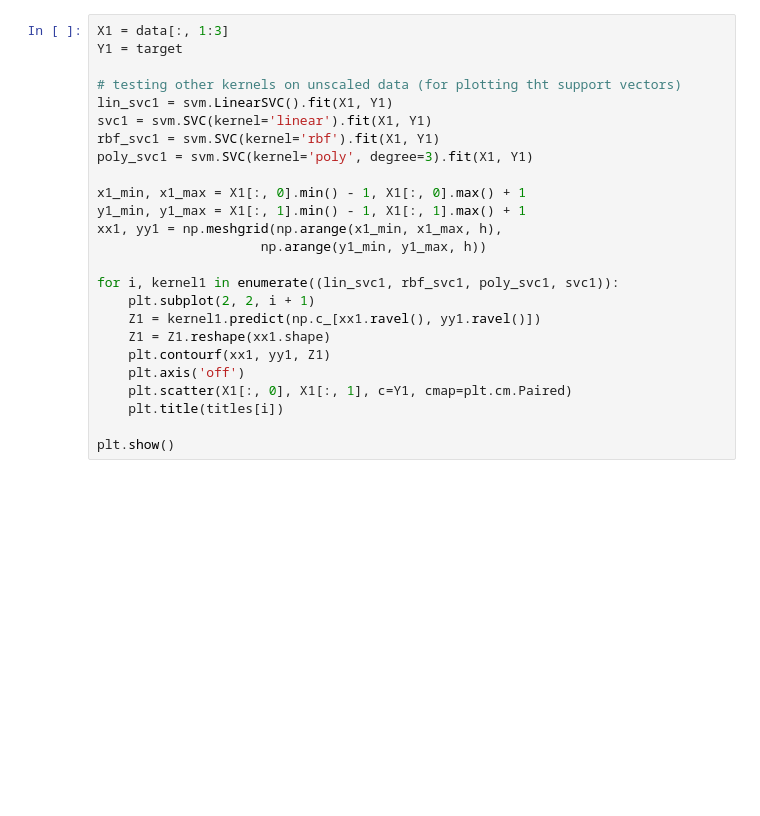
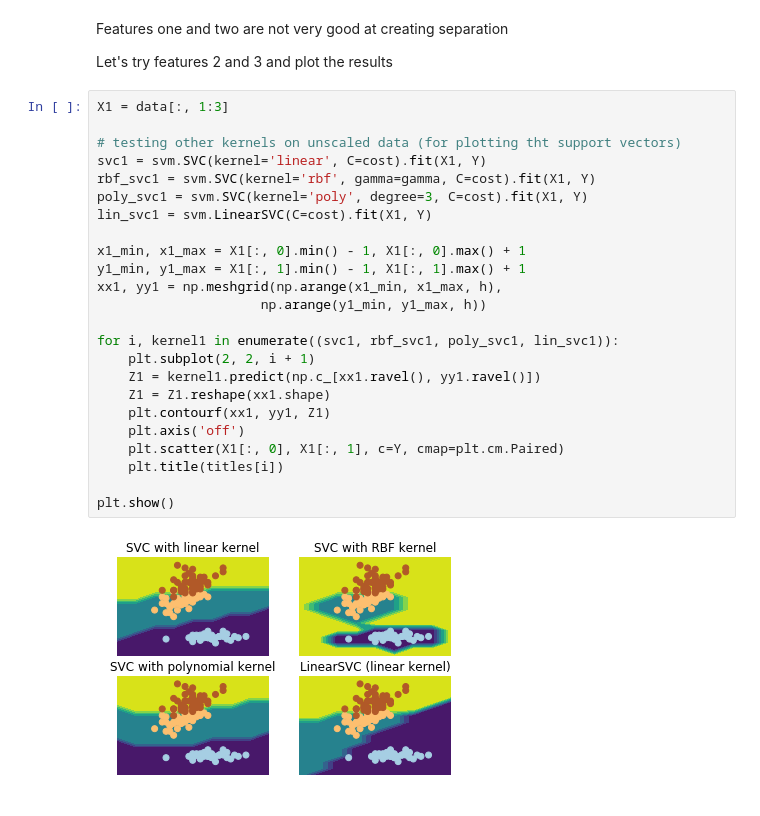
Before and after one commit to ktolle/SVMs, a Jupyter notebook: DS420_SVM.ipynb, the cells around one changed output. Cells and saved outputs as stored; diff of their text form; blank space fills up the shorter version.

```diff
--- a/DS420_SVM.ipynb
+++ b/DS420_SVM.ipynb
@@ -69,25 +140,30 @@ plt.show()
+# %% [markdown]
+Features one and two are not very good at creating separation
+
+Let's try features 2 and 3 and plot the results
 # %%
 X1 = data[:, 1:3]
-Y1 = target
 
 # testing other kernels on unscaled data (for plotting tht support vectors)
-lin_svc1 = svm.LinearSVC().fit(X1, Y1)
-svc1 = svm.SVC(kernel='linear').fit(X1, Y1)
-rbf_svc1 = svm.SVC(kernel='rbf').fit(X1, Y1)
-poly_svc1 = svm.SVC(kernel='poly', degree=3).fit(X1, Y1)
+svc1 = svm.SVC(kernel='linear', C=cost).fit(X1, Y)
+rbf_svc1 = svm.SVC(kernel='rbf', gamma=gamma, C=cost).fit(X1, Y)
+poly_svc1 = svm.SVC(kernel='poly', degree=3, C=cost).fit(X1, Y)
+lin_svc1 = svm.LinearSVC(C=cost).fit(X1, Y)
 
 x1_min, x1_max = X1[:, 0].min() - 1, X1[:, 0].max() + 1
 y1_min, y1_max = X1[:, 1].min() - 1, X1[:, 1].max() + 1
 xx1, yy1 = np.meshgrid(np.arange(x1_min, x1_max, h),
                      np.arange(y1_min, y1_max, h))
 
-for i, kernel1 in enumerate((lin_svc1, rbf_svc1, poly_svc1, svc1)):
+for i, kernel1 in enumerate((svc1, rbf_svc1, poly_svc1, lin_svc1)):
     plt.subplot(2, 2, i + 1)
     Z1 = kernel1.predict(np.c_[xx1.ravel(), yy1.ravel()])
     Z1 = Z1.reshape(xx1.shape)
     plt.contourf(xx1, yy1, Z1)
     plt.axis('off')
-    plt.scatter(X1[:, 0], X1[:, 1], c=Y1, cmap=plt.cm.Paired)
+    plt.scatter(X1[:, 0], X1[:, 1], c=Y, cmap=plt.cm.Paired)
     plt.title(titles[i])
 
 plt.show()
+# %% [output]
+[figure, added]
```
Also changed, not shown: parts of 18 cells of this notebook.
